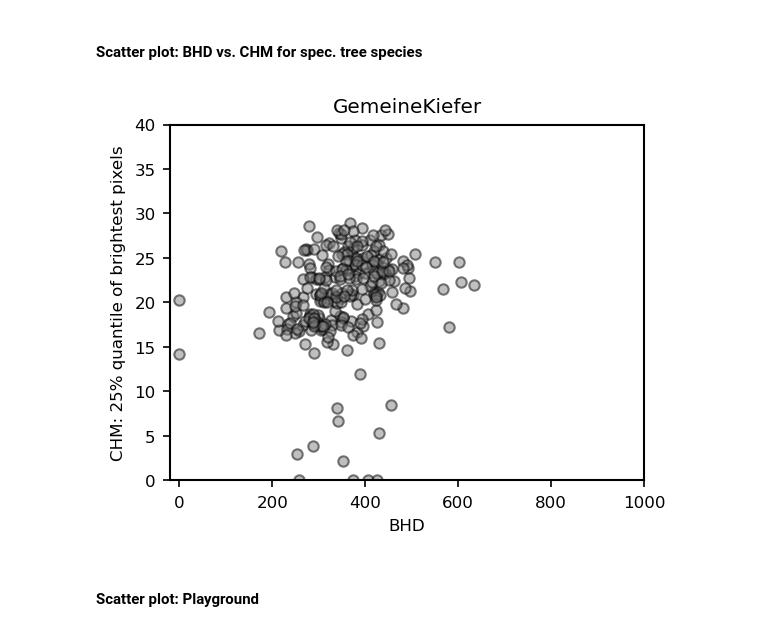
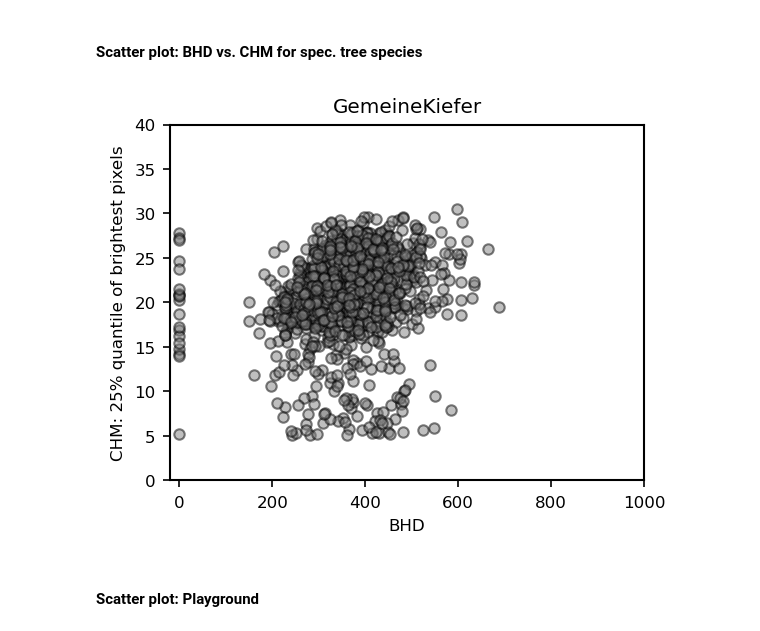
Before and after one commit to FlorianStehr/findatree, a Jupyter notebook: scripts/compare/features_terrestrial_vs_photometric.ipynb, the cells around one changed output. Drawn from its saved outputs; the diff is of its cells as text; code cells hidden in the pictures.

```diff
--- a/scripts/compare/features_terrestrial_vs_photometric.ipynb
+++ b/scripts/compare/features_terrestrial_vs_photometric.ipynb
@@ -286,8 +289,8 @@ ba_ids = [134] # Select 'Gemeine Kiefer'
 # ba_ids = [118] # Select Gemeine Fichte'
 
 query_str = 'ba in @ba_ids' # Query for tree species
-# query_str += ' and min_brightest_light > 1.5e-2' # Select all with min value of brightest px above fixed threshold
-# query_str += ' and kkl in [1,2]'
+query_str += ' and min_brightest_light > 1.5e-2' # Select all with min value of brightest px above fixed threshold
+query_str += ' and kkl in [1,2]'
 
 ############### Which feature to plot
 # name_x = ('min_brightest_light', r'Lightness: Min. of brightests pixels')
@@ -303,34 +306,34 @@ title_str = ''
 for id in ba_ids: title_str += mapper[id].replace(' ', '') + '-'
 title_str = title_str[:-1]
 
 save_dir = r"C:\Users\flori\Documents\prof\lwf\plots\220722\bhd_vs_chm"
 save_name = title_str + '__' + name_y[0] + '.pdf'
 
 ############### Plot histogram
 x = np.array(df.query(query_str).loc[:, name_x[0]])
 y = np.array(df.query(query_str).loc[:, name_y[0]])
 
 f = plt.figure(figsize= [4, 3])
 ax = f.add_subplot(111)
 
 # Scatter plot
 _ = ax.scatter(
     x,
     y,
     fc='grey',
     ec='k',
     alpha=0.5,
     )
 
 ax.set_title(title_str)
 _ = ax.set_xlabel(name_x[1])
 _ = ax.set_ylabel(name_y[1])
 _ = ax.set_xlim(xlim)
 _ = ax.set_ylim(ylim)
 
 # plt.savefig(os.path.join(save_dir, save_name), transparent=True)
 # %% [output]
-[figure, old version]
+[figure, new version]
 # %% [markdown]
 #### Scatter plot: Playground
 # %%
```
Also changed, not shown: parts of 5 cells of this notebook, 3 other files.
